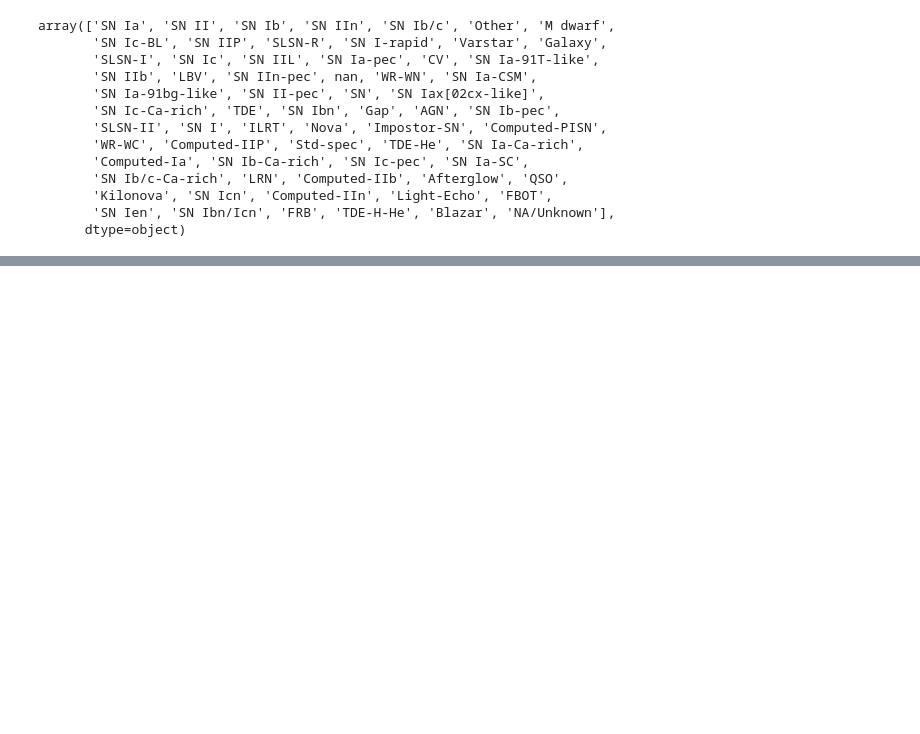
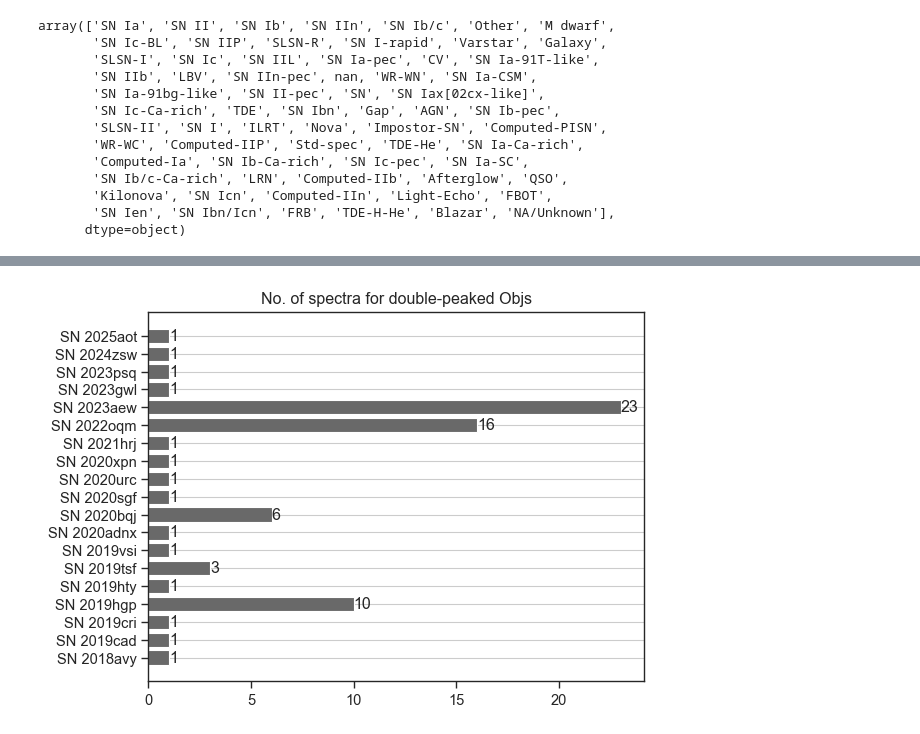
Before and after one commit to aec3675/multi-modal-multi-peaks, a Jupyter notebook: adrian/wiserep_spec_work.ipynb, the cells around one changed output, grey strips where cells are left out. Saved outputs shown, nothing was run; the diff lists cells and outputs as text; code cells hidden in the pictures; blank space fills up the shorter version.

```diff
--- a/adrian/wiserep_spec_work.ipynb
+++ b/adrian/wiserep_spec_work.ipynb
@@ -308,0 +284,17 @@ for i,types in enumerate(types_flags):
+# %%
+spec_no_dict={}
+
+for sn in mp_spec_df.loc[mp_spec_df['double-peaked']==1, 'IAU name'].unique():
+    instances = len(mp_spec_df.loc[(mp_spec_df['double-peaked']==1)&(mp_spec_df['IAU name']==sn)])
+    spec_no_dict.update({sn: instances})
+
+hbar = plt.barh(spec_no_dict.keys(), spec_no_dict.values(), color='dimgray')
+plt.bar_label(hbar)
+# plt.xticks(rotation=90)
+plt.gca().xaxis.grid(False)
+plt.gca().yaxis.grid(True)
+plt.title('No. of spectra for double-peaked Objs')
+plt.savefig('./figures/num_spec_per_2peaked_obj.png', dpi=300, bbox_inches='tight')
+#SN 2025aot shows no bar, but it had 1 spectra
+# %% [output]
+[figure, added]
```
Also changed, not shown: parts of 16 cells of this notebook.
